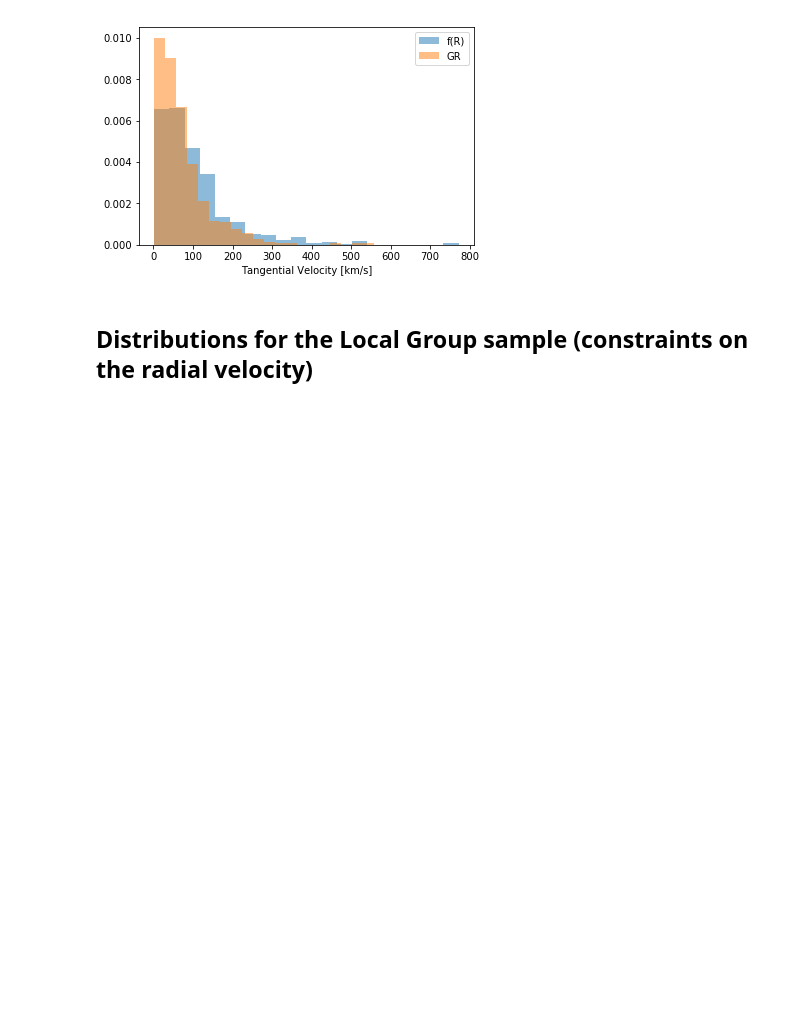
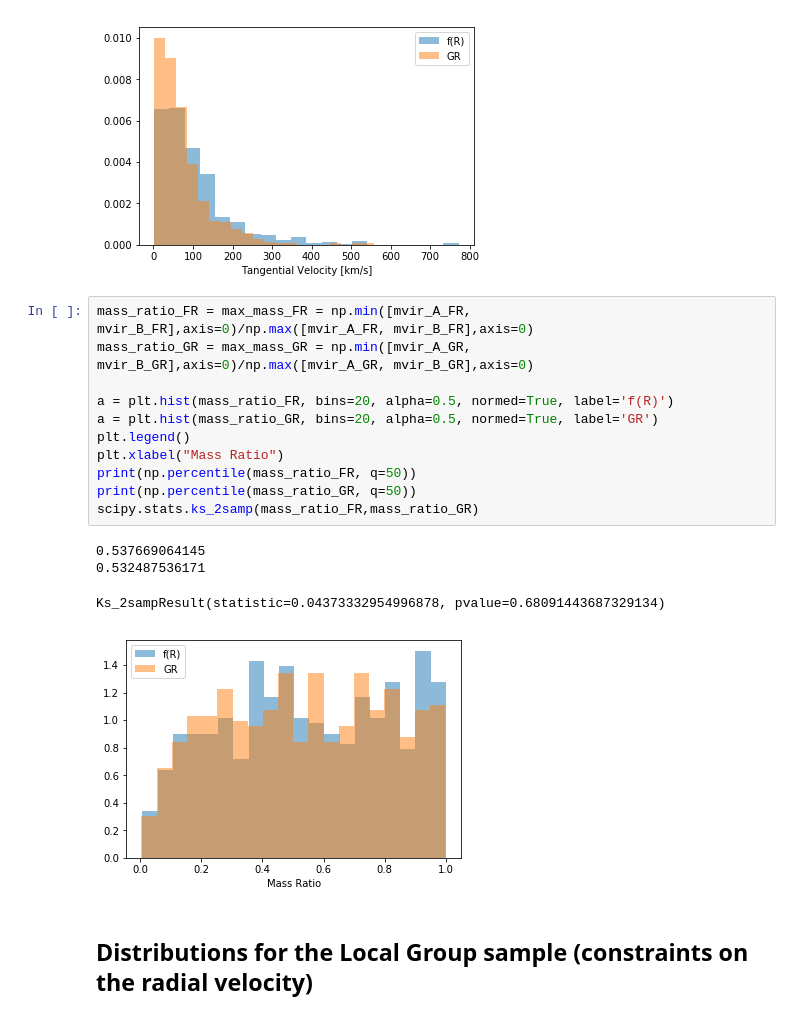
Before and after one commit to forero/LGModGrav, a Jupyter notebook: code/LG_samples.ipynb, the cells around one changed output. Drawn from its saved outputs; the diff is of its cells as text; blank space fills up the shorter version.

```diff
--- a/code/LG_samples.ipynb
+++ b/code/LG_samples.ipynb
@@ -256,6 +256,22 @@ scipy.stats.ks_2samp(tangential_vel_FR,tangential_vel_GR)
 52.4511774264
 Ks_2sampResult(statistic=0.18121133874354467, pvalue=4.0808851304329998e-08)
 [figure]
+# %%
+mass_ratio_FR = max_mass_FR = np.min([mvir_A_FR, mvir_B_FR],axis=0)/np.max([mvir_A_FR, mvir_B_FR],axis=0)
+mass_ratio_GR = max_mass_GR = np.min([mvir_A_GR, mvir_B_GR],axis=0)/np.max([mvir_A_GR, mvir_B_GR],axis=0)
+
+a = plt.hist(mass_ratio_FR, bins=20, alpha=0.5, normed=True, label='f(R)')
+a = plt.hist(mass_ratio_GR, bins=20, alpha=0.5, normed=True, label='GR')
+plt.legend()
+plt.xlabel("Mass Ratio")
+print(np.percentile(mass_ratio_FR, q=50))
+print(np.percentile(mass_ratio_GR, q=50))
+scipy.stats.ks_2samp(mass_ratio_FR,mass_ratio_GR)
+# %% [output]
+0.537669064145
+0.532487536171
+Ks_2sampResult(statistic=0.04373332954996878, pvalue=0.68091443687329134)
+[figure, added]
 # %% [markdown]
 ## Distributions for the Local Group sample (constraints on the radial velocity)
 # %%
```
Also changed, not shown: parts of 11 cells of this notebook.
